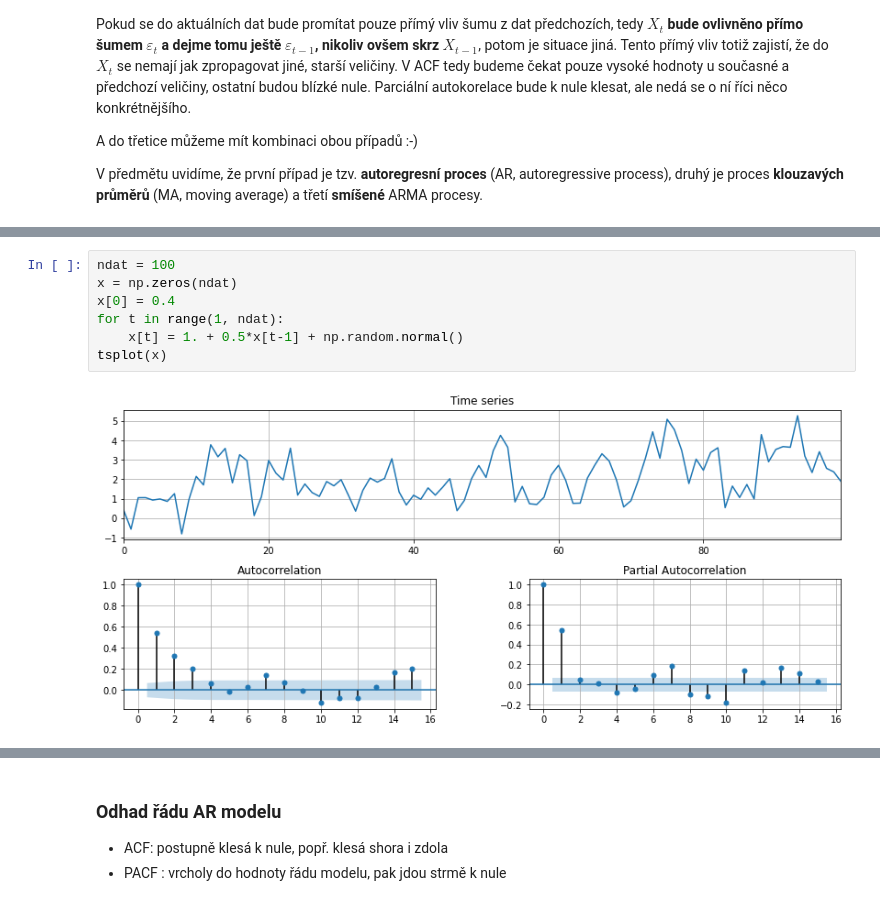
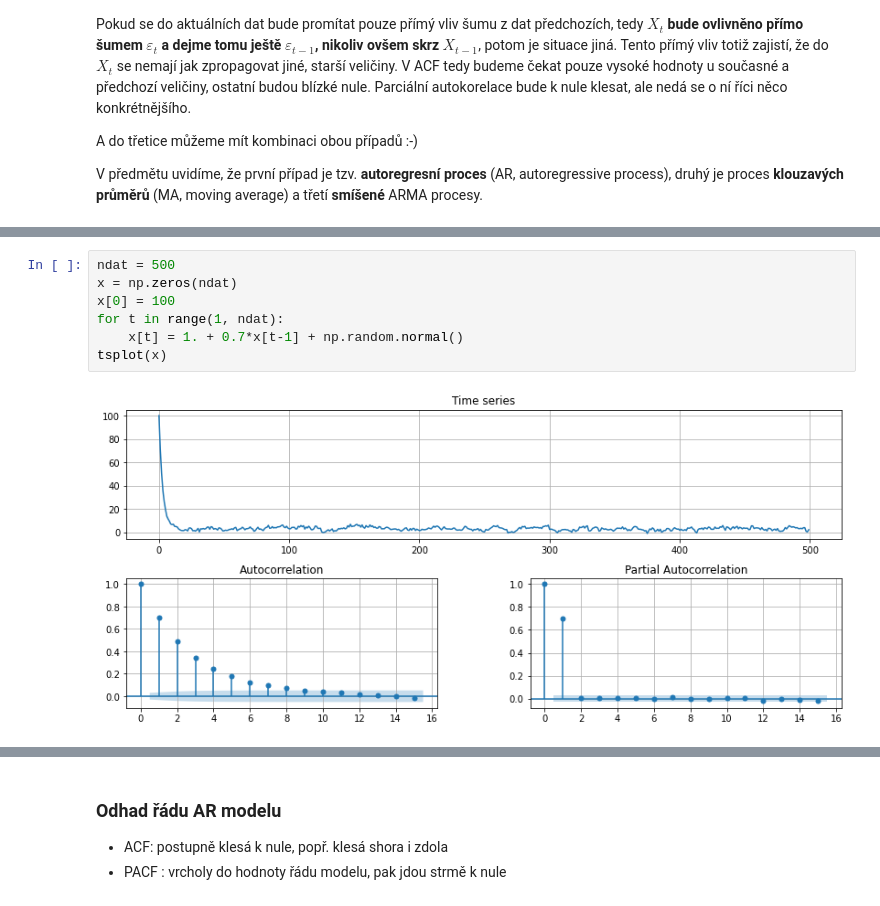
Before and after one commit to kamil-dedecius/mi-scr, a Jupyter notebook: prednasky/2.ipynb, the cells around one changed output, grey strips where cells are left out. Saved outputs shown, nothing was run; the diff lists cells and outputs as text.

```diff
--- a/prednasky/2.ipynb
+++ b/prednasky/2.ipynb
@@ -203,12 +205,12 @@ tsplot(x)
 # %%
-ndat = 100
+ndat = 500
 x = np.zeros(ndat)
-x[0] = 0.4
+x[0] = 100
 for t in range(1, ndat):
-    x[t] = 1. + 0.5*x[t-1] + np.random.normal()
+    x[t] = 1. + 0.7*x[t-1] + np.random.normal()
 tsplot(x)
 # %% [output]
-[figure, old version]
+[figure, new version]
 # %%
 x = np.sin(np.linspace(0, 10*np.pi, 1000)) + np.random.normal(size=1000)
 tsplot(x)
```
Also changed, not shown: parts of 30 cells of this notebook.
